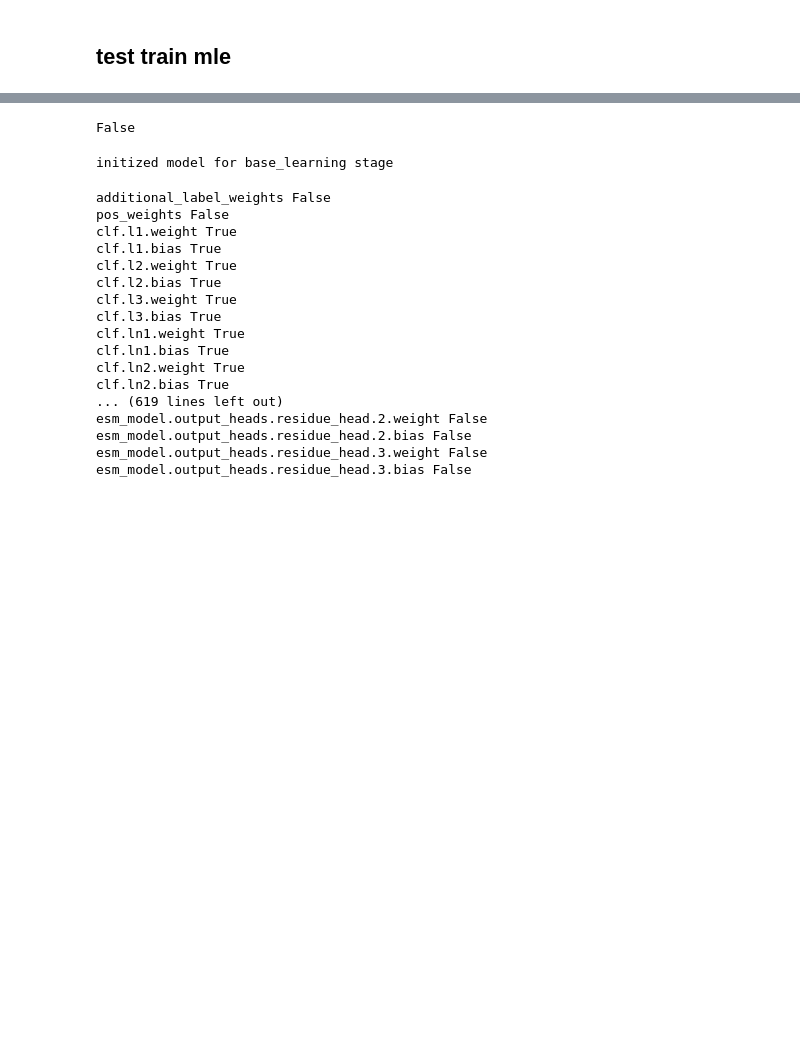
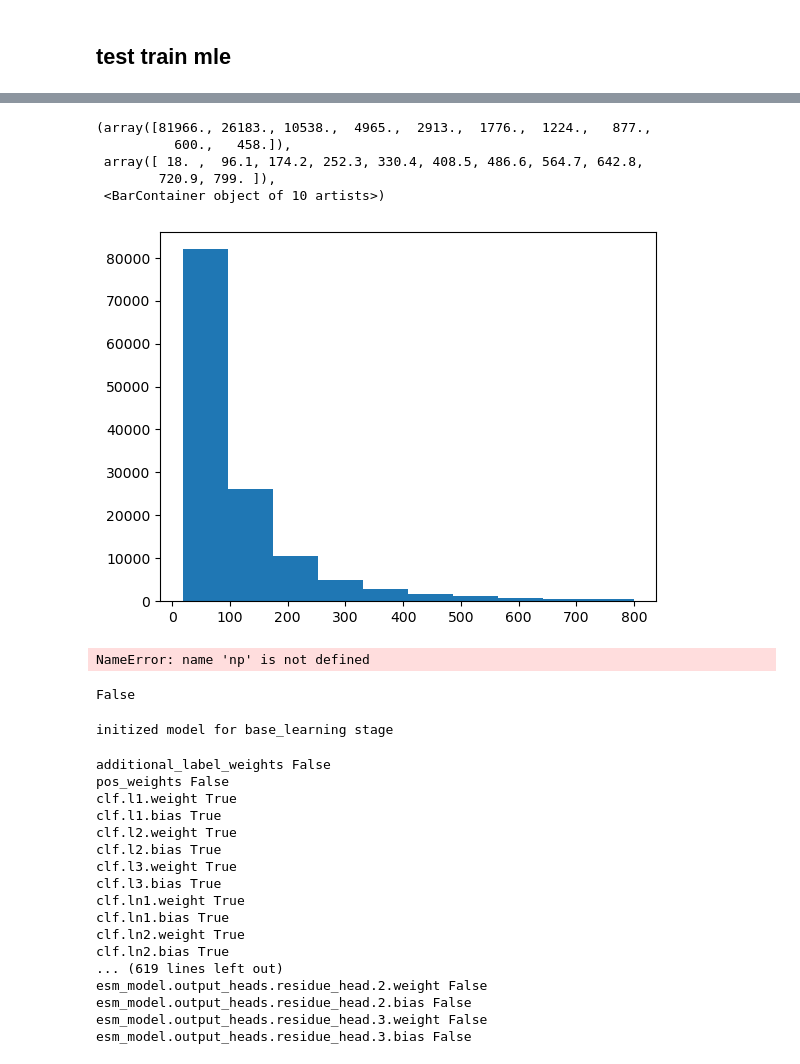
Before and after one commit to tyfei0216/ionChannel, a Jupyter notebook: buildActiveLearningDataset.ipynb, the cells around one changed output, grey strips where cells are left out. Drawn from its saved outputs; the diff is of its cells as text; code cells hidden in the pictures; blank space fills up the shorter version.

```diff
--- a/buildActiveLearningDataset.ipynb
+++ b/buildActiveLearningDataset.ipynb
@@ -25,3 +67,20 @@ with open(os.path.join(path, "config.json"), "r") as f:
+# %%
+t = aug.croprange[1]
+t = [x for x in t if x < 800]
+plt.hist(t)
+# %% [output]
+(array([81966., 26183., 10538.,  4965.,  2913.,  1776.,  1224.,   877.,
+          600.,   458.]),
+ array([ 18. ,  96.1, 174.2, 252.3, 330.4, 408.5, 486.6, 564.7, 642.8,
+        720.9, 799. ]),
+ <BarContainer object of 10 artists>)
+[figure, added]
+# %%
+q = np.array(embed2)
+q = q.squeeze()
+np.savetxt("/data2/tyfei/COVID/20241209/tipS1_esmc.csv", q, delimiter=",")
+# %% [output]
+NameError: name 'np' is not defined
 # %%
 "params" in configs["model"]
 # %% [output]
```
Also changed, not shown: parts of 5 cells of this notebook, 4 other files.
